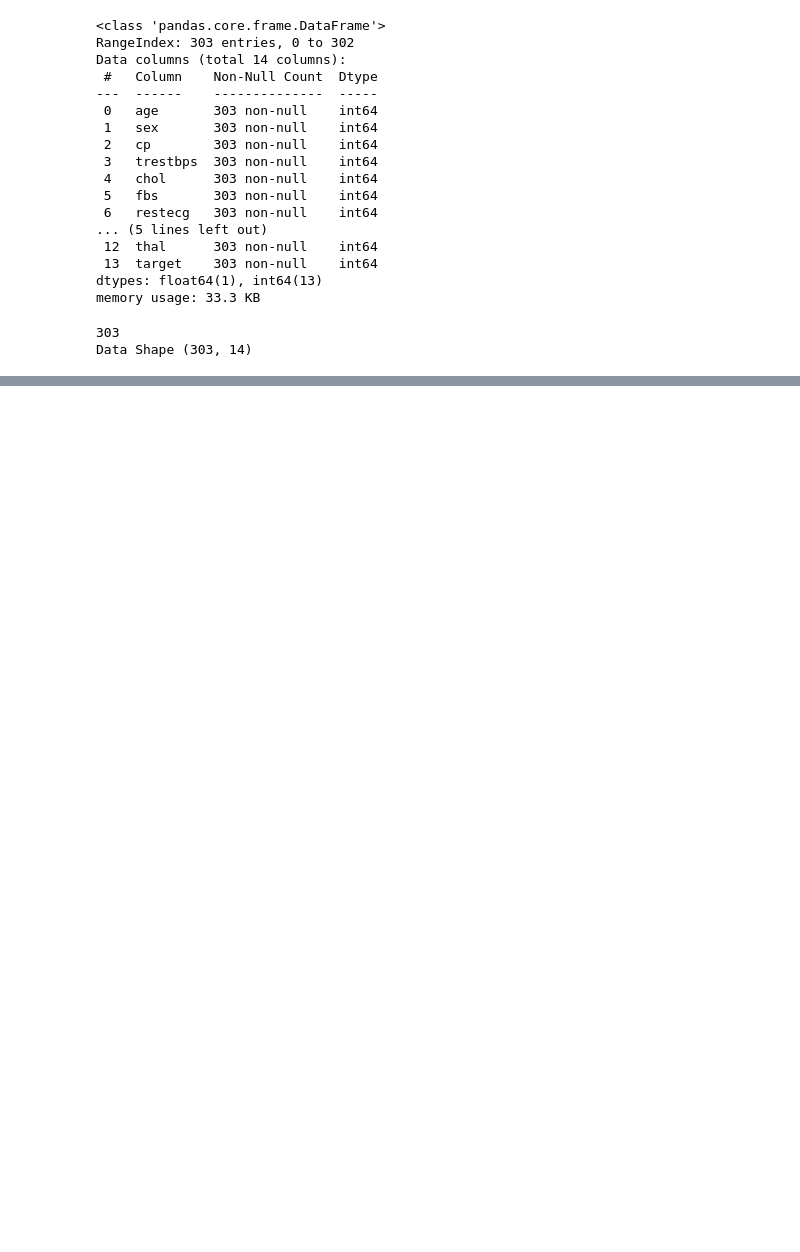
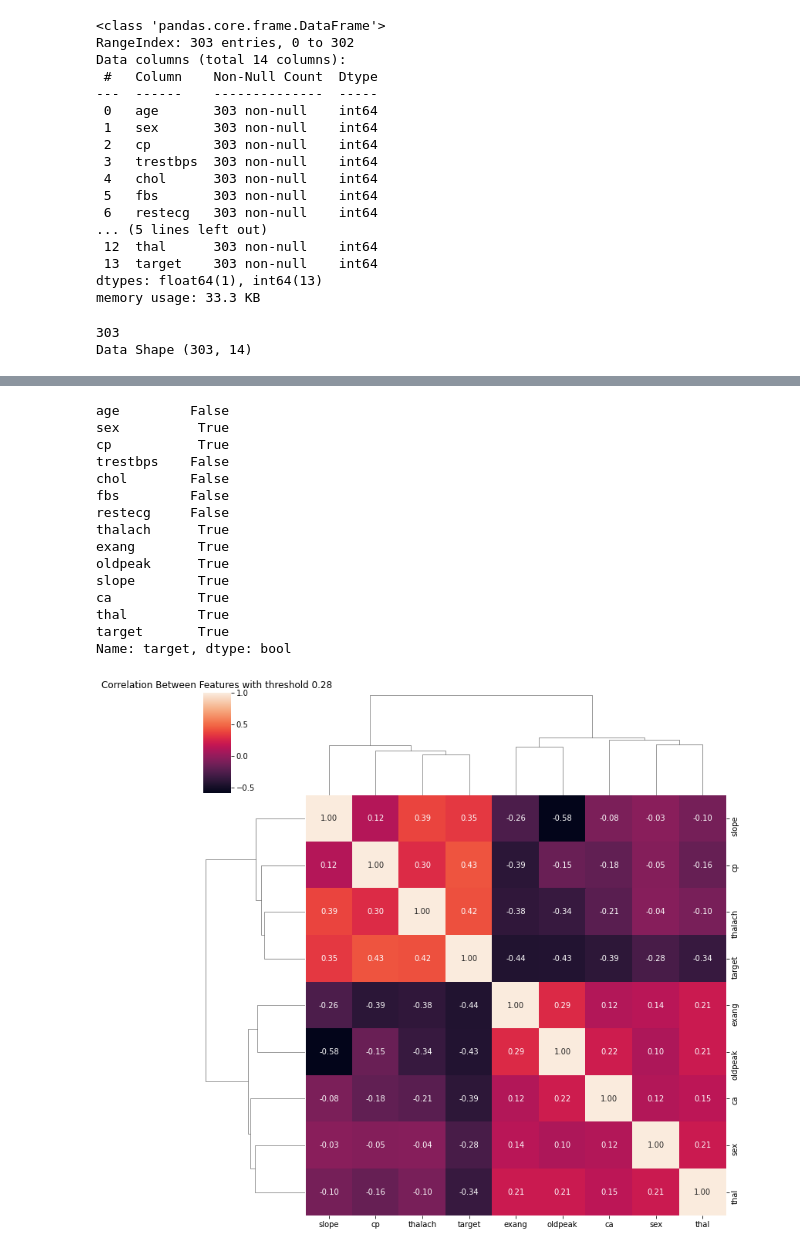
Before and after one commit to MyFirstVlog/ProyectFinalS3, a Jupyter notebook: proyectoFinalSenales3.ipynb, the cells around one changed output, grey strips where cells are left out. Cells and saved outputs as stored; diff of their text form; code cells hidden in the pictures; blank space fills up the shorter version.

```diff
--- a/proyectoFinalSenales3.ipynb
+++ b/proyectoFinalSenales3.ipynb
@@ -62,0 +116,31 @@ Data Shape (303, 14)
+# %%
+threshold = 0.28 #Con este valor de umbral, solo evaluaremos las correlaciones por encima de este valor en el nuevo gráfico.
+
+
+filtre = np.abs(corr_data['target']) > threshold #Dado que los valores de correlación serán negativos aquí, tomamos el valor absoluto y filtramos los mayores que el umbral.
+
+print(filtre)
+
+corr_feature = corr_data.columns[filtre].tolist() # A esta variable, convertimos las salidas obtenidas aplicando el filtro a las columnas de la matriz de correlación, y las asignamos a la lista.
+
+sns.clustermap(data[corr_feature].corr(),annot= True,fmt = '.2f')
+
+plt.title('Correlation Between Features with threshold 0.28')
+plt.show();
+# %% [output]
+age         False
+sex          True
+cp           True
+trestbps    False
+chol        False
+fbs         False
+restecg     False
+thalach      True
+exang        True
+oldpeak      True
+slope        True
+ca           True
+thal         True
+target       True
+Name: target, dtype: bool
+[figure, added]
```
Also changed, not shown: parts of 19 cells of this notebook.
